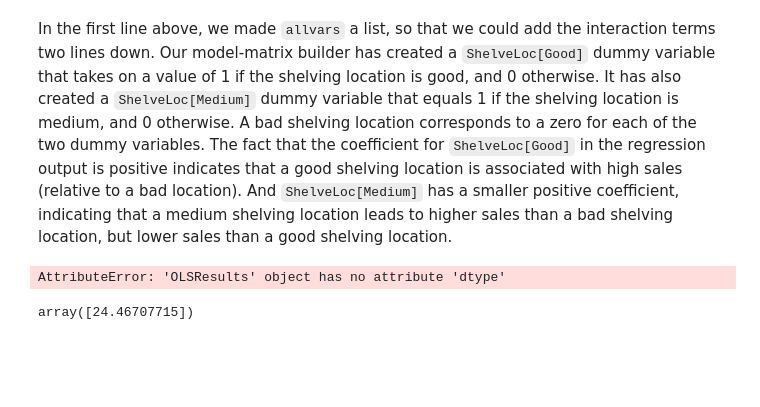
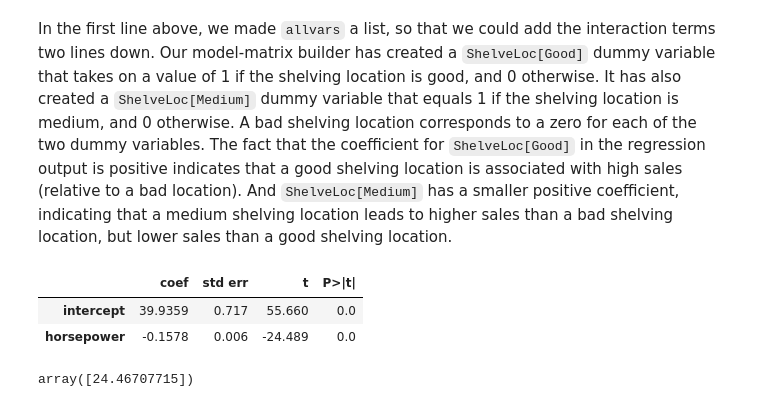
Before and after one commit to dchakrabarti1/ISLP-Labs-Chakrabarti, a Jupyter notebook: Ch03-linreg-lab.ipynb, the cells around one changed output. Saved outputs shown, nothing was run; the diff lists cells and outputs as text; code cells hidden in the pictures; blank space fills up the shorter version.

```diff
--- a/Ch03-linreg-lab.ipynb
+++ b/Ch03-linreg-lab.ipynb
@@ -727,15 +727,17 @@ shelving location, but lower sales than a good shelving location.
 # %%
 Auto = load_data('Auto')
 y = Auto['mpg']
 design7 = MS(['horsepower'])
 X = design7.fit_transform(Auto)
 model = sm.OLS(y,X)
-results = model.fit()
-summarize(results)
+results7 = model.fit()
+summarize(results7)
 # there seems to be a relationship between horespower and mpg since the p value is essentially 0
 # there is a negative relationship, being that for 100 units of horsepower increasing, 15 units decrease from mpg
 # %% [output]
-AttributeError: 'OLSResults' object has no attribute 'dtype'
+|  | coef | std err | t | P>|t| |
+| intercept | 39.9359 | 0.717 | 55.660 | 0.0 |
+| horsepower | -0.1578 | 0.006 | -24.489 | 0.0 |
 # %%
 test_df = pd.DataFrame({'horsepower': [98]})
 test_X = design7.transform(test_df)
```
Also changed, not shown: parts of 1 cell of this notebook.
